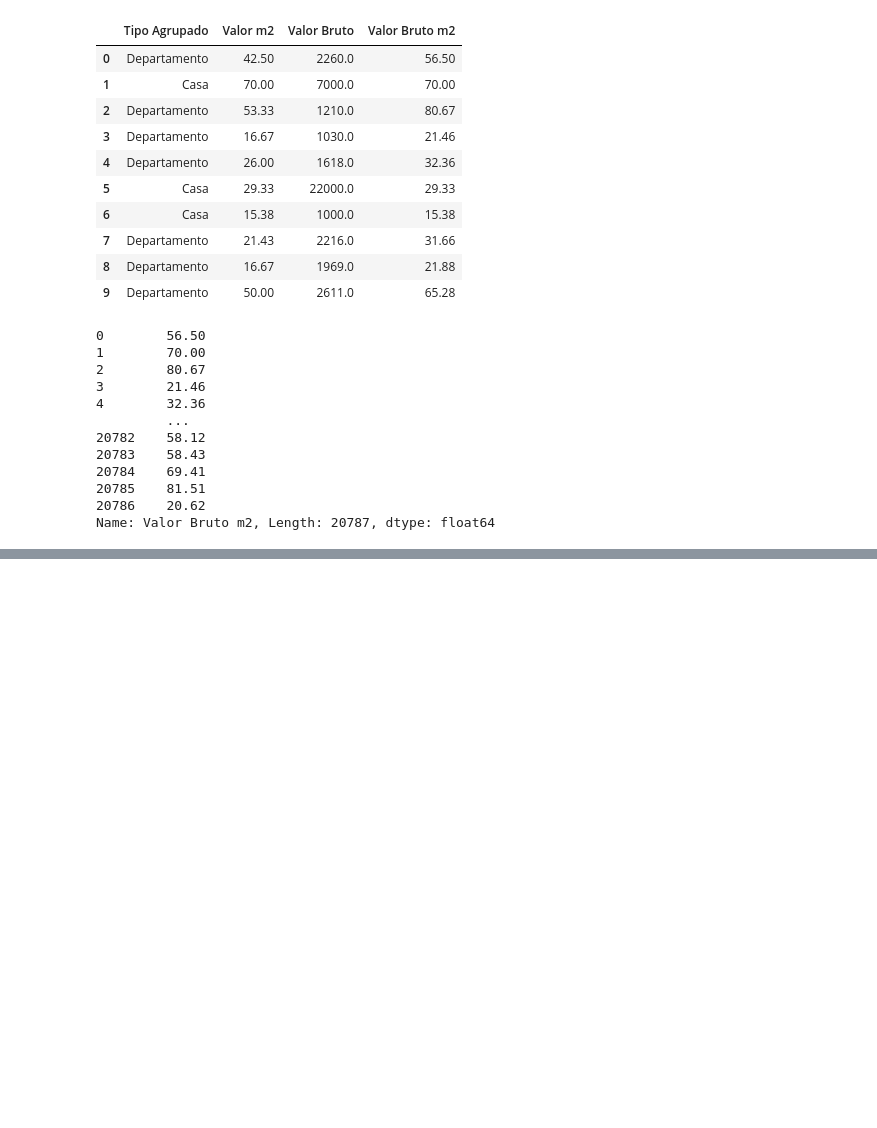
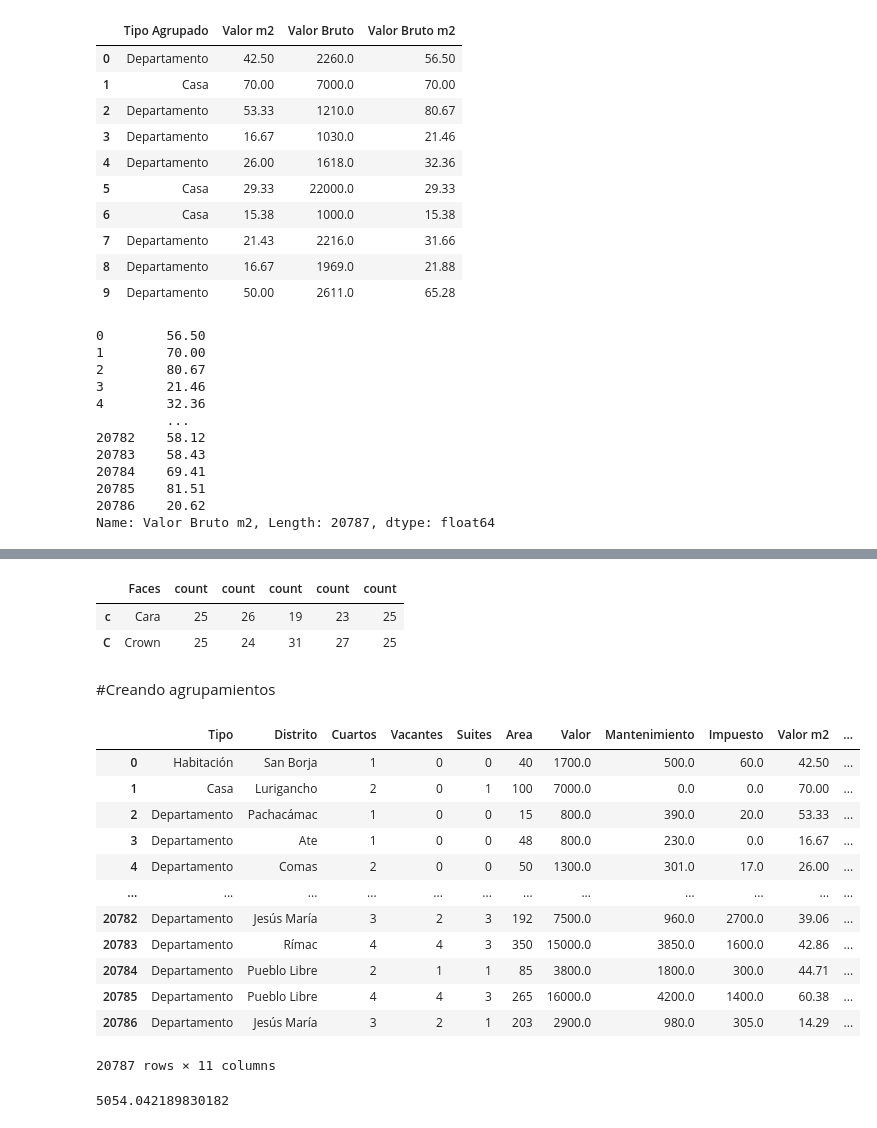
Before and after one commit to Tushima437/python, a Jupyter notebook: Python Pandas Tratamiento y análisis de datos.ipynb, the cells around one changed output, grey strips where cells are left out. Cells and saved outputs as stored; diff of their text form; code cells hidden in the pictures; blank space fills up the shorter version.

Commit message:
Agrupamientos

```diff
--- a/Python Pandas Tratamiento y análisis de datos.ipynb
+++ b/Python Pandas Tratamiento y análisis de datos.ipynb
@@ -1841,0 +1992,21 @@ datos.to_csv('alquiler_residencial.csv', sep = ';', index = False)
+# %%
+eventos = {'m1': list(m1),
+                'm2': list(m2),
+                'm3': list(m3),
+                'm4': list(m4),
+                'm5': list(m5)}
+monedas = pd.DataFrame(eventos)
+df = pd.DataFrame(data = ['Cara', 'Crown'],
+                    index = ['c', 'C'],
+                    columns = ['Faces'])
+for item in monedas:
+    df = pd.concat([df, monedas[item].value_counts()],
+                    axis = 1)
+df
+
+#¡Alternativa correcta! Observe que value_counts() es una funcionalidad aplicable sólo a Series, y por eso,
+#necesitamos ejecutar el código para cada columna del DataFrame, individualmente.
+# %% [output]
+|  | Faces | count | count | count | count | count |
+| c | Cara | 25 | 26 | 19 | 23 | 25 |
+| C | Crown | 25 | 24 | 31 | 27 | 25 |
@@ -1841,0 +2059,20 @@ datos.to_csv('alquiler_residencial.csv', sep = ';', index = False)
+# %% [markdown]
+#Creando agrupamientos
+# %%
+import pandas as pd
+datos = pd.read_csv('alquiler_residencial.csv', sep = ';')
+datos
+# %% [output]
+|  | Tipo | Distrito | Cuartos | Vacantes | Suites | Area | Valor | Mantenimiento | Impuesto | Valor m2 | ... |
+| 0 | Habitación | San Borja | 1 | 0 | 0 | 40 | 1700.0 | 500.0 | 60.0 | 42.50 | ... |
+| 1 | Casa | Lurigancho | 2 | 0 | 1 | 100 | 7000.0 | 0.0 | 0.0 | 70.00 | ... |
+| 2 | Departamento | Pachacámac | 1 | 0 | 0 | 15 | 800.0 | 390.0 | 20.0 | 53.33 | ... |
+| 3 | Departamento | Ate | 1 | 0 | 0 | 48 | 800.0 | 230.0 | 0.0 | 16.67 | ... |
+| 4 | Departamento | Comas | 2 | 0 | 0 | 50 | 1300.0 | 301.0 | 17.0 | 26.00 | ... |
+| ... | ... | ... | ... | ... | ... | ... | ... | ... | ... | ... | ... |
+| 20782 | Departamento | Jesús María | 3 | 2 | 3 | 192 | 7500.0 | 960.0 | 2700.0 | 39.06 | ... |
+| 20783 | Departamento | Rímac | 4 | 4 | 3 | 350 | 15000.0 | 3850.0 | 1600.0 | 42.86 | ... |
+| 20784 | Departamento | Pueblo Libre | 2 | 1 | 1 | 85 | 3800.0 | 1800.0 | 300.0 | 44.71 | ... |
+| 20785 | Departamento | Pueblo Libre | 4 | 4 | 3 | 265 | 16000.0 | 4200.0 | 1400.0 | 60.38 | ... |
+| 20786 | Departamento | Jesús María | 3 | 2 | 1 | 203 | 2900.0 | 980.0 | 305.0 | 14.29 | ... |
+20787 rows × 11 columns
@@ -1841,0 +2081,4 @@ datos.to_csv('alquiler_residencial.csv', sep = ';', index = False)
+# %%
+datos['Valor'].mean()
+# %% [output]
+5054.042189830182
```
Also changed, not shown: parts of 58 cells of this notebook.
